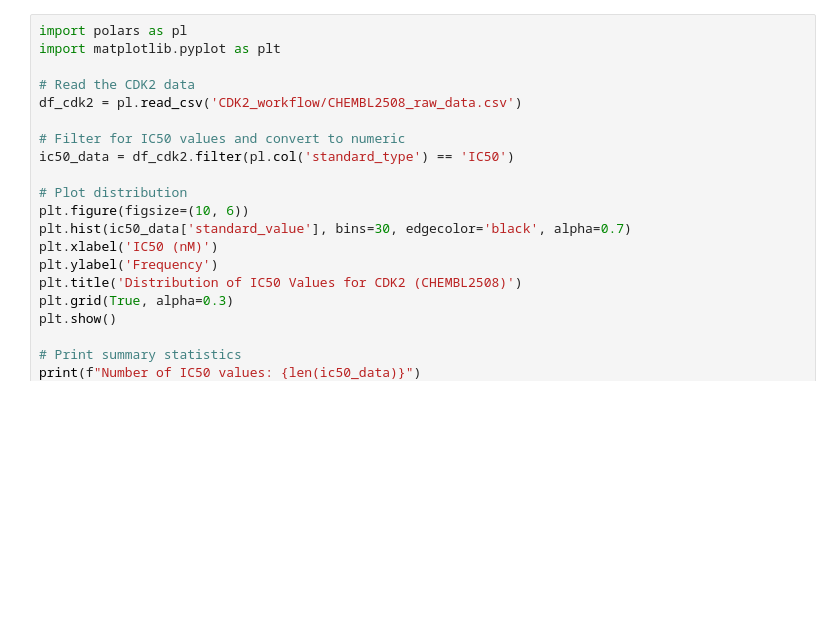
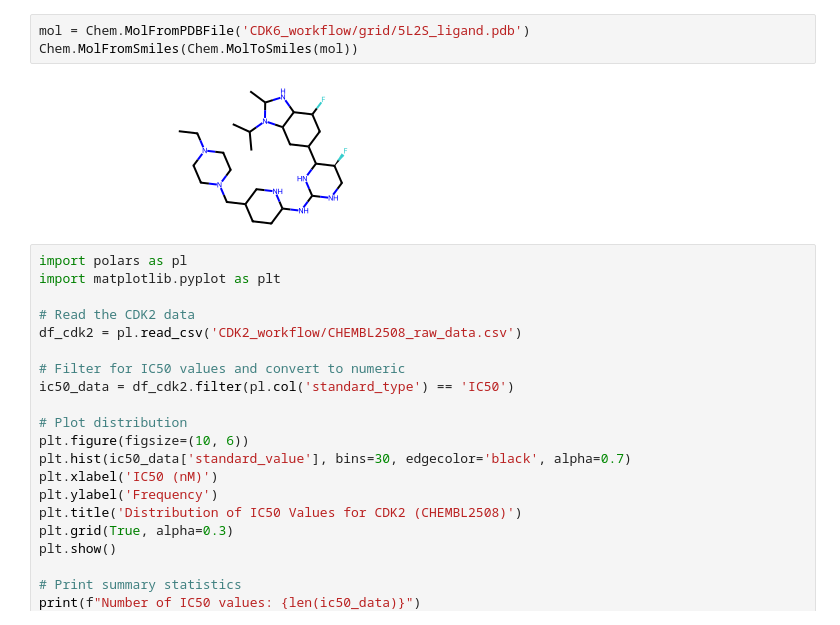
Before and after one commit to Popov-Lab-UNC/mockdock, a Jupyter notebook: chembl-download.ipynb, the cells around one changed output. Saved outputs shown, nothing was run; the diff lists cells and outputs as text; blank space fills up the shorter version.

```diff
--- a/chembl-download.ipynb
+++ b/chembl-download.ipynb
@@ -1,3 +7,8 @@
+# %%
+mol = Chem.MolFromPDBFile('CDK6_workflow/grid/5L2S_ligand.pdb')
+Chem.MolFromSmiles(Chem.MolToSmiles(mol))
+# %% [output]
+[figure, added]
 # %%
 import polars as pl
 import matplotlib.pyplot as plt
```
Also changed, not shown: parts of 2 cells of this notebook, 15 other files.
